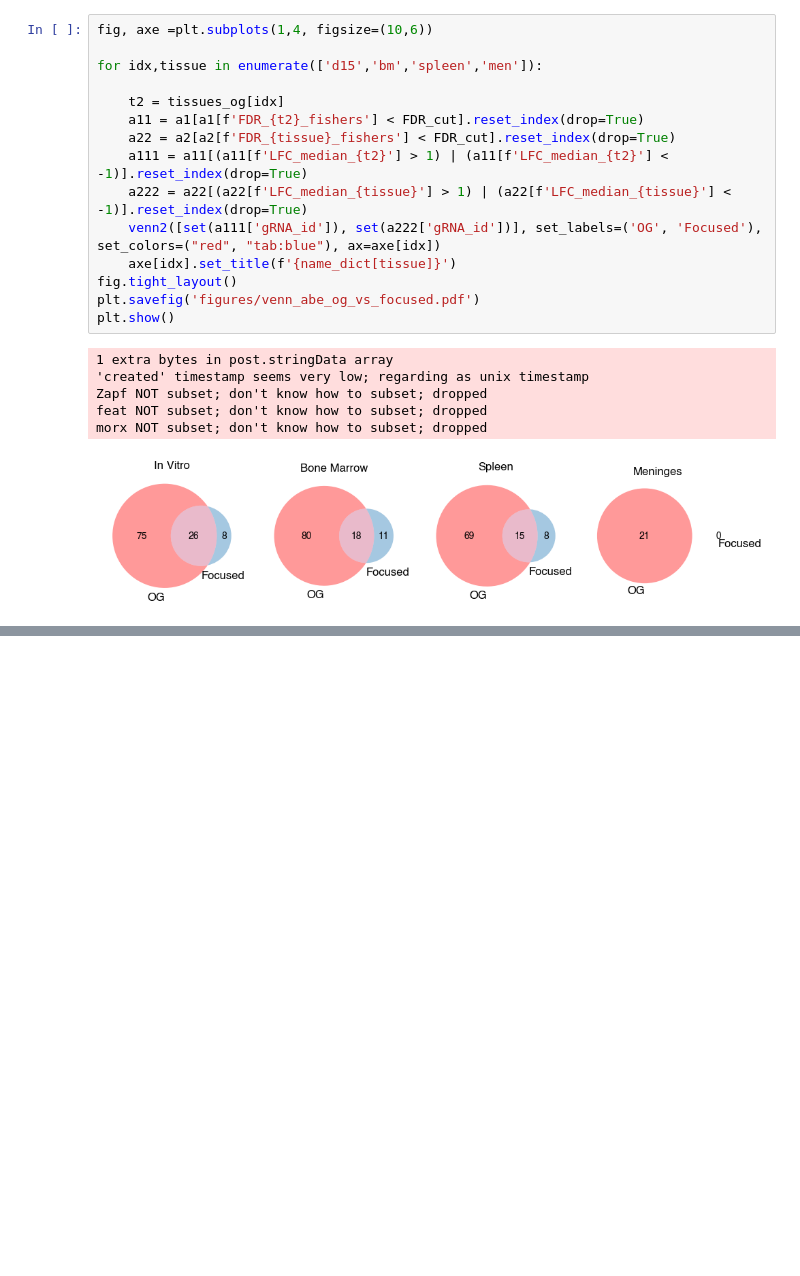
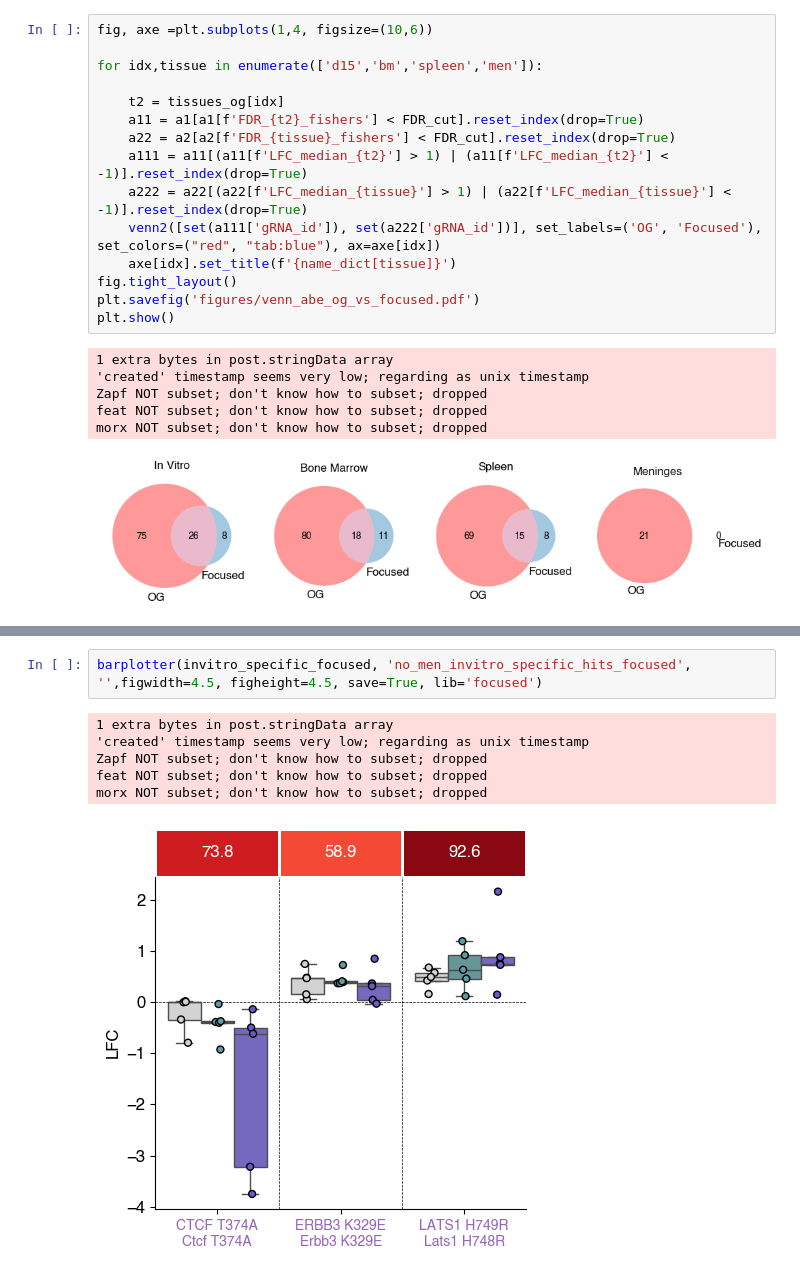
Before and after one commit to kexindon/B-ALL-in-vivo-base-editing, a Jupyter notebook: figure4.ipynb, the cells around one changed output, grey strips where cells are left out. Drawn from its saved outputs; the diff is of its cells as text; blank space fills up the shorter version.

```diff
--- a/figure4.ipynb
+++ b/figure4.ipynb
@@ -1229,0 +1456,9 @@ morx NOT subset; don't know how to subset; dropped
+# %%
+barplotter(invitro_specific_focused, 'no_men_invitro_specific_hits_focused', '',figwidth=4.5, figheight=4.5, save=True, lib='focused')
+# %% [output]
+1 extra bytes in post.stringData array
+'created' timestamp seems very low; regarding as unix timestamp
+Zapf NOT subset; don't know how to subset; dropped
+feat NOT subset; don't know how to subset; dropped
+morx NOT subset; don't know how to subset; dropped
+[figure, added]
```
Also changed, not shown: parts of 18 cells of this notebook, 14 other files.
